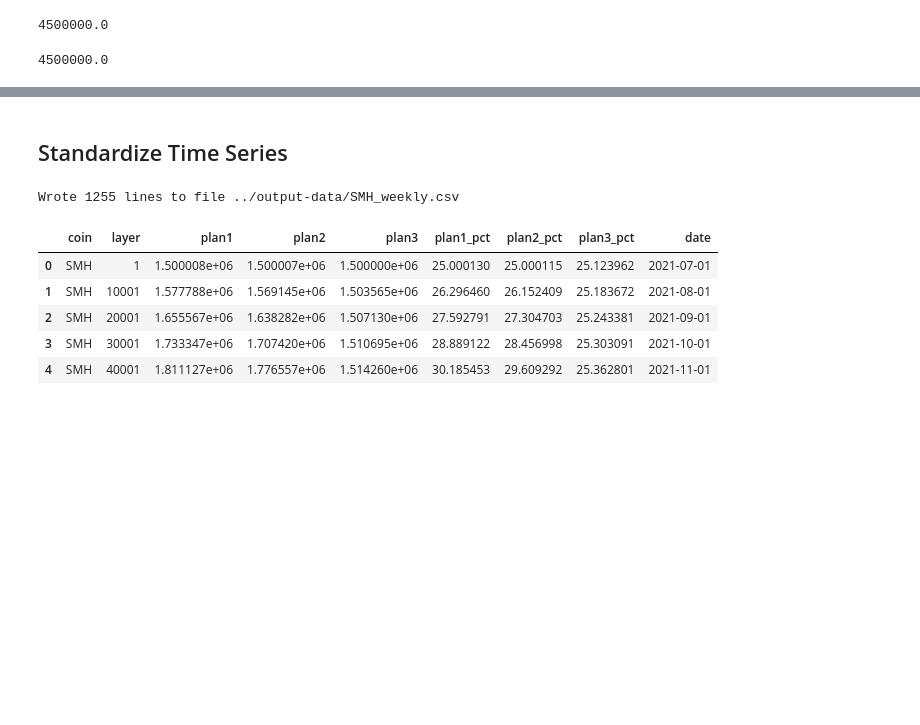
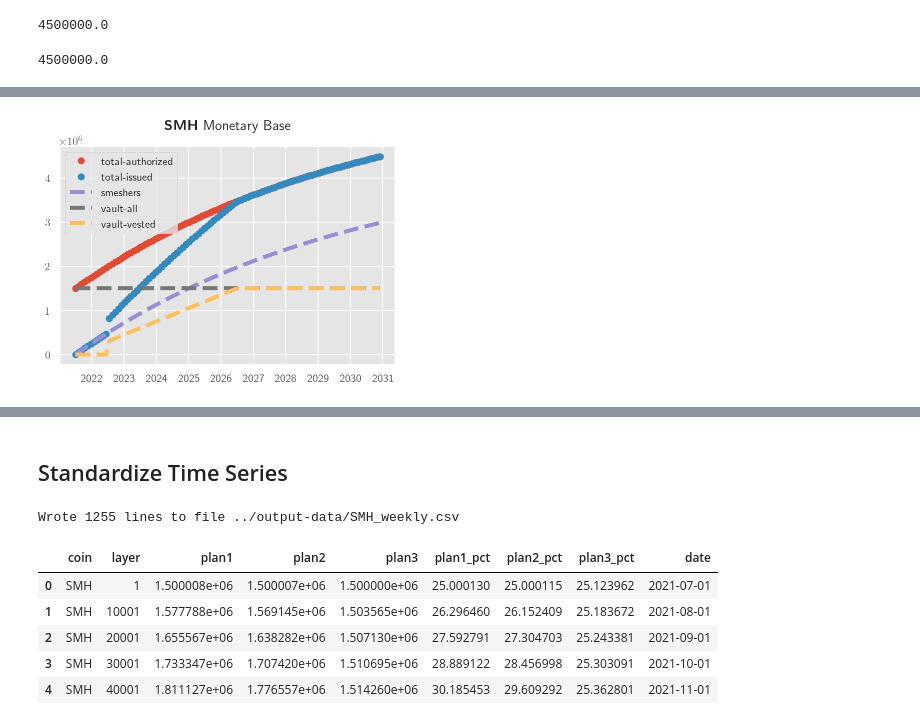
Before and after one commit to lrettig/crypto-monetary-base, a Jupyter notebook: jupyter-notebooks/SMH.ipynb, the cells around one changed output, grey strips where cells are left out. Saved outputs shown, nothing was run; the diff lists cells and outputs as text; code cells hidden in the pictures; blank space fills up the shorter version.

```diff
--- a/jupyter-notebooks/SMH.ipynb
+++ b/jupyter-notebooks/SMH.ipynb
@@ -639,0 +823,4 @@ plot_smh_supply_curve(supply[mask], out_name='SMH_zoom');
+# %%
+mask = supply.date < datetime.datetime(2031, 1, 1)
+plot_smh_supply_curve_2(supply[mask])
+# %% [output]
@@ -639,0 +828 @@ plot_smh_supply_curve(supply[mask], out_name='SMH_zoom');
+[figure, added]
```
Also changed, not shown: parts of 38 cells of this notebook, 1 other file.
